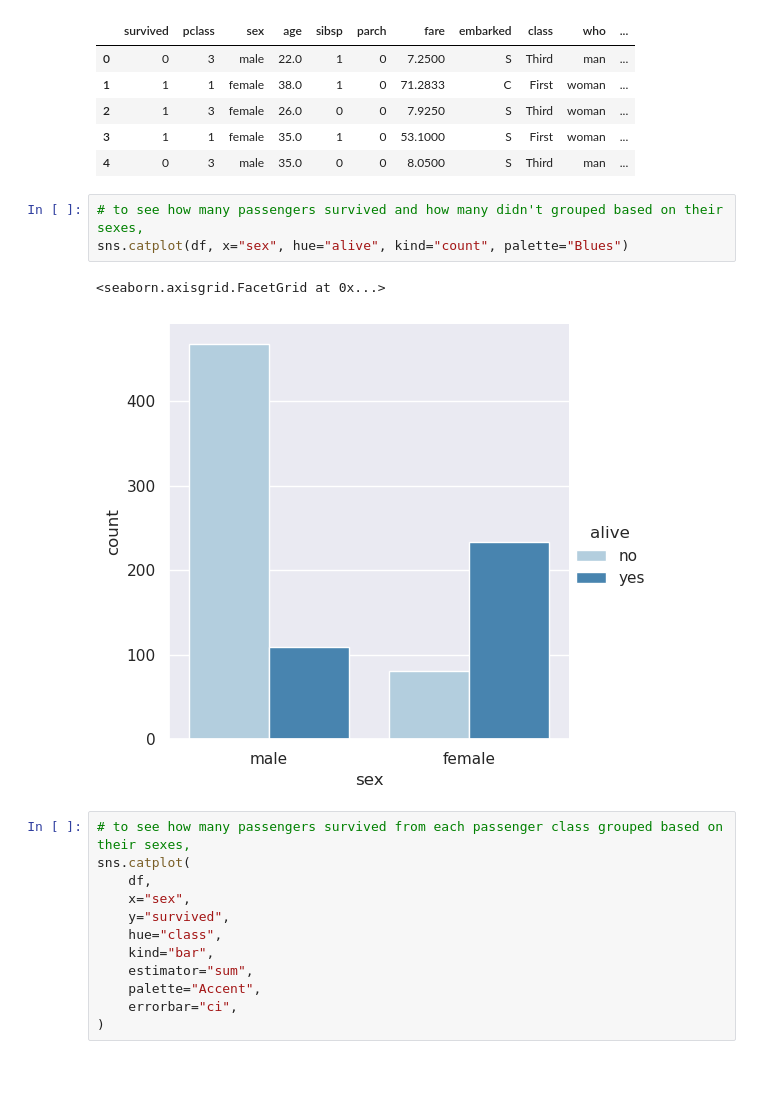
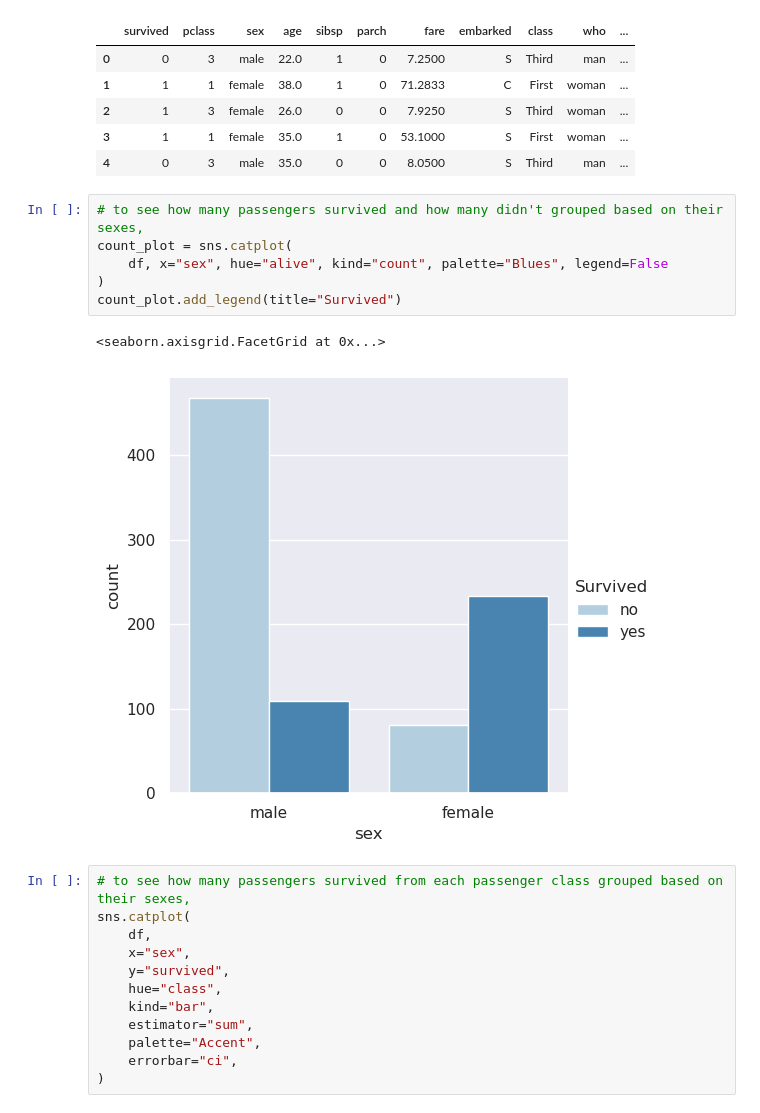
Before and after one commit to AindreaAjax/ML_Introduction, a Jupyter notebook: Data_Visualization/03_comparison_of_categories_independent_of_time.ipynb, the cells around one changed output. Saved outputs shown, nothing was run; the diff lists cells and outputs as text; blank space fills up the shorter version.

```diff
--- a/Data_Visualization/03_comparison_of_categories_independent_of_time.ipynb
+++ b/Data_Visualization/03_comparison_of_categories_independent_of_time.ipynb
@@ -103,10 +98,13 @@ df.head()
 | 4 | 0 | 3 | male | 35.0 | 0 | 0 | 8.0500 | S | Third | man | ... |
 # %%
 # to see how many passengers survived and how many didn't grouped based on their sexes,
-sns.catplot(df, x="sex", hue="alive", kind="count", palette="Blues")
+count_plot = sns.catplot(
+    df, x="sex", hue="alive", kind="count", palette="Blues", legend=False
+)
+count_plot.add_legend(title="Survived")
 # %% [output]
 <seaborn.axisgrid.FacetGrid at 0x...>
-[figure, old version]
+[figure, new version]
 # %%
 # to see how many passengers survived from each passenger class grouped based on their sexes,
 sns.catplot(
```
Also changed, not shown: parts of 6 cells of this notebook, 1 other file.
